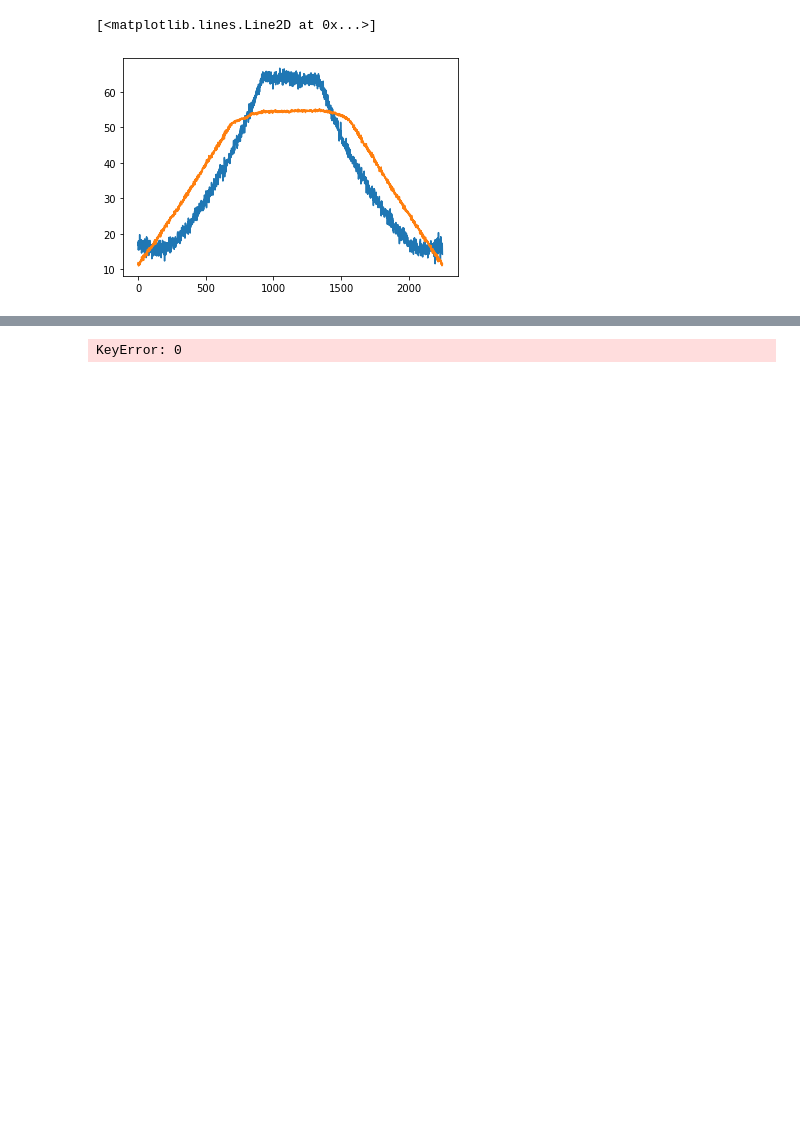
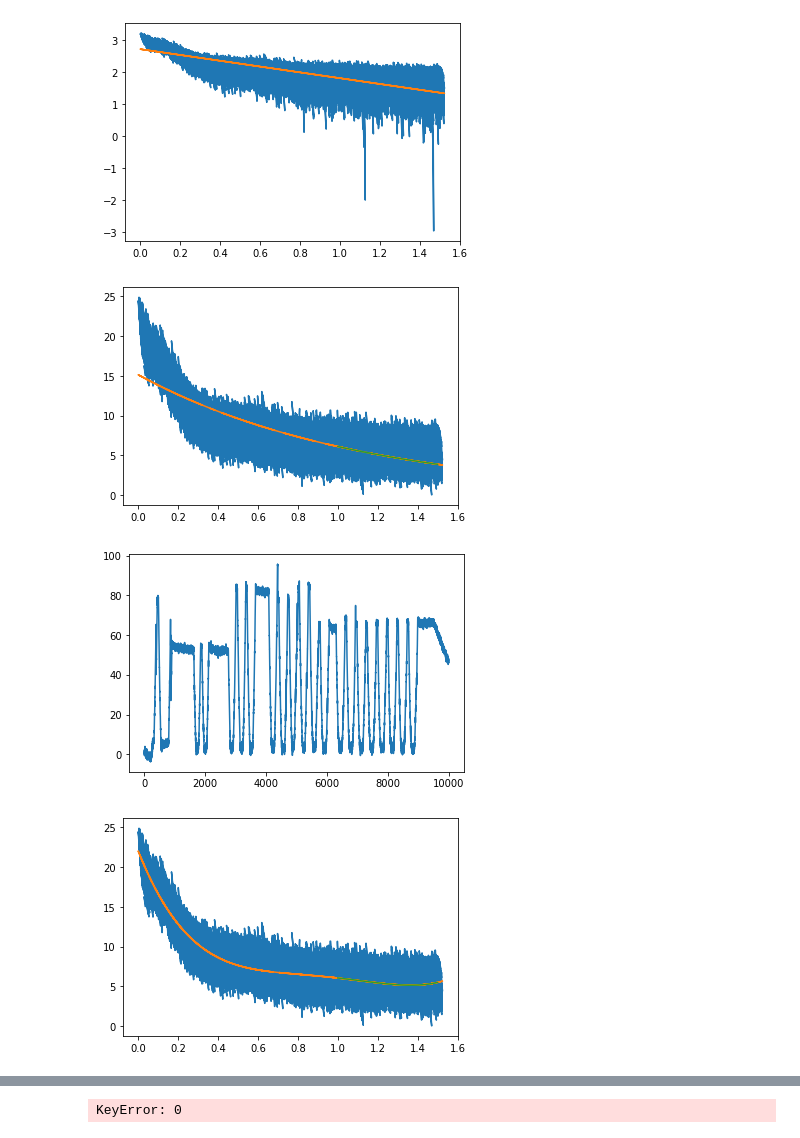
Before and after one commit to kaveeken/tweez-split, a Jupyter notebook: autobook.ipynb, the cells around one changed output, grey strips where cells are left out. Saved outputs shown, nothing was run; the diff lists cells and outputs as text; code cells hidden in the pictures; blank space fills up the shorter version.

```diff
--- a/autobook.ipynb
+++ b/autobook.ipynb
@@ -29,6 +31,28 @@ plt.plot(signal[::10000])
-# %%
-plt.plot(force[pulls[2][0]:pulls[2][1]:100])
-plt.plot(distance[pulls[2][0]:pulls[2][1]:100] * 100)
-# %% [output]
-[<matplotlib.lines.Line2D at 0x...>]
-[figure, removed]
+# %%
+from sklearn.linear_model import LinearRegression
+x = distance[:300000]
+y = np.nan_to_num(np.log(force[:300000]))
+plt.plot(x,y)
+m,b = np.polyfit(x,y,1)
+plt.plot(x,m * x + b)
+plt.figure()
+plt.plot(x,force[:300000])
+plt.plot(x,np.exp(m * x + b))
+xtra = np.linspace(1,1.5,100)
+plt.plot(xtra,np.exp(m * xtra + b))
+
+plt.figure()
+newforce = force - np.exp(m * distance + b)
+plt.plot(newforce[:10000000:1000])
+poly = np.polyfit(x,force[:300000], 4)
+P = np.poly1d(poly)
+plt.figure()
+plt.plot(x,force[:300000])
+plt.plot(x, P(x))
+plt.plot(xtra,P(xtra))
+newnewforce = force - P(distance)
+# %% [output]
+[figure, added]
+[figure, added]
+[figure, added]
+[figure, added]
```
Also changed, not shown: parts of 9 cells of this notebook.
